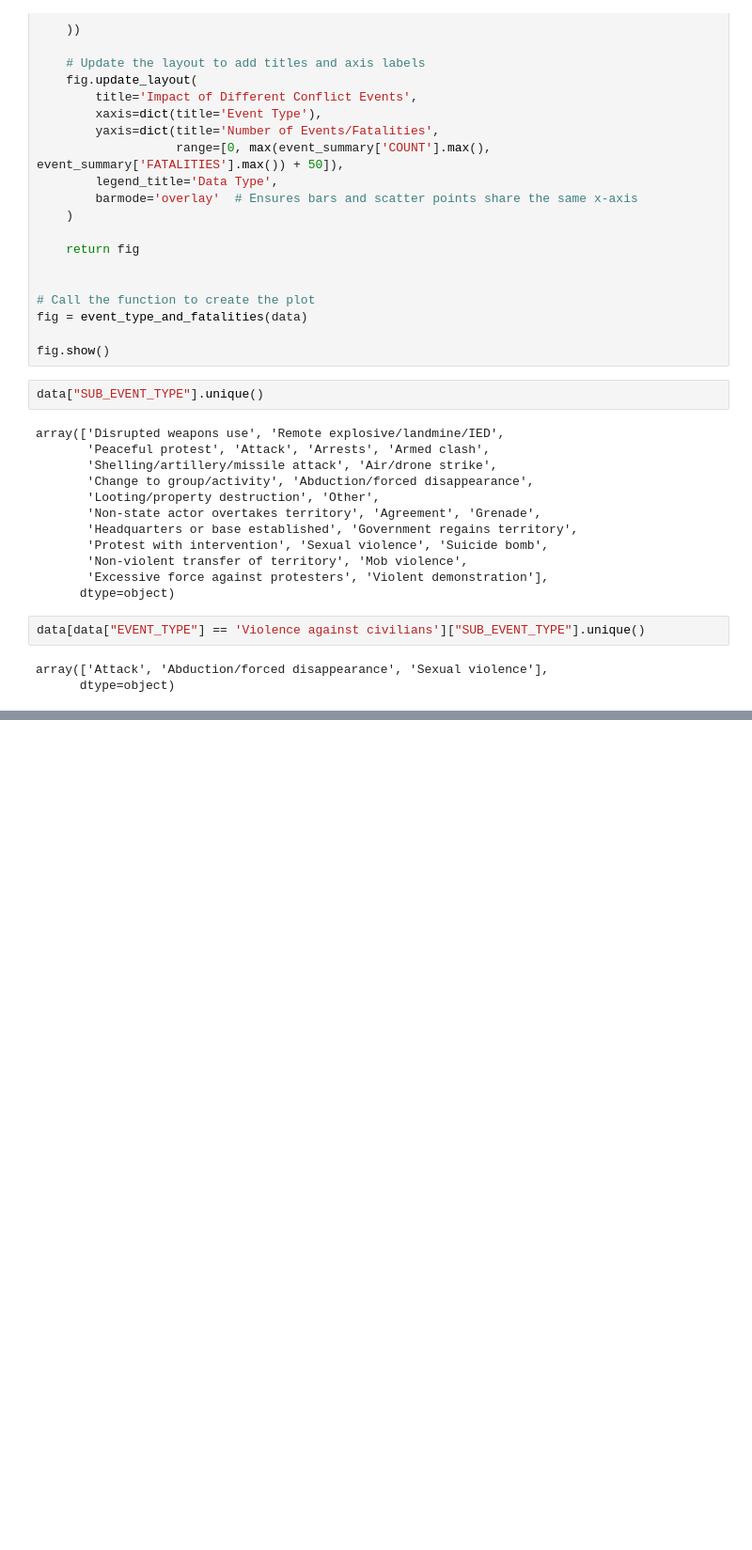
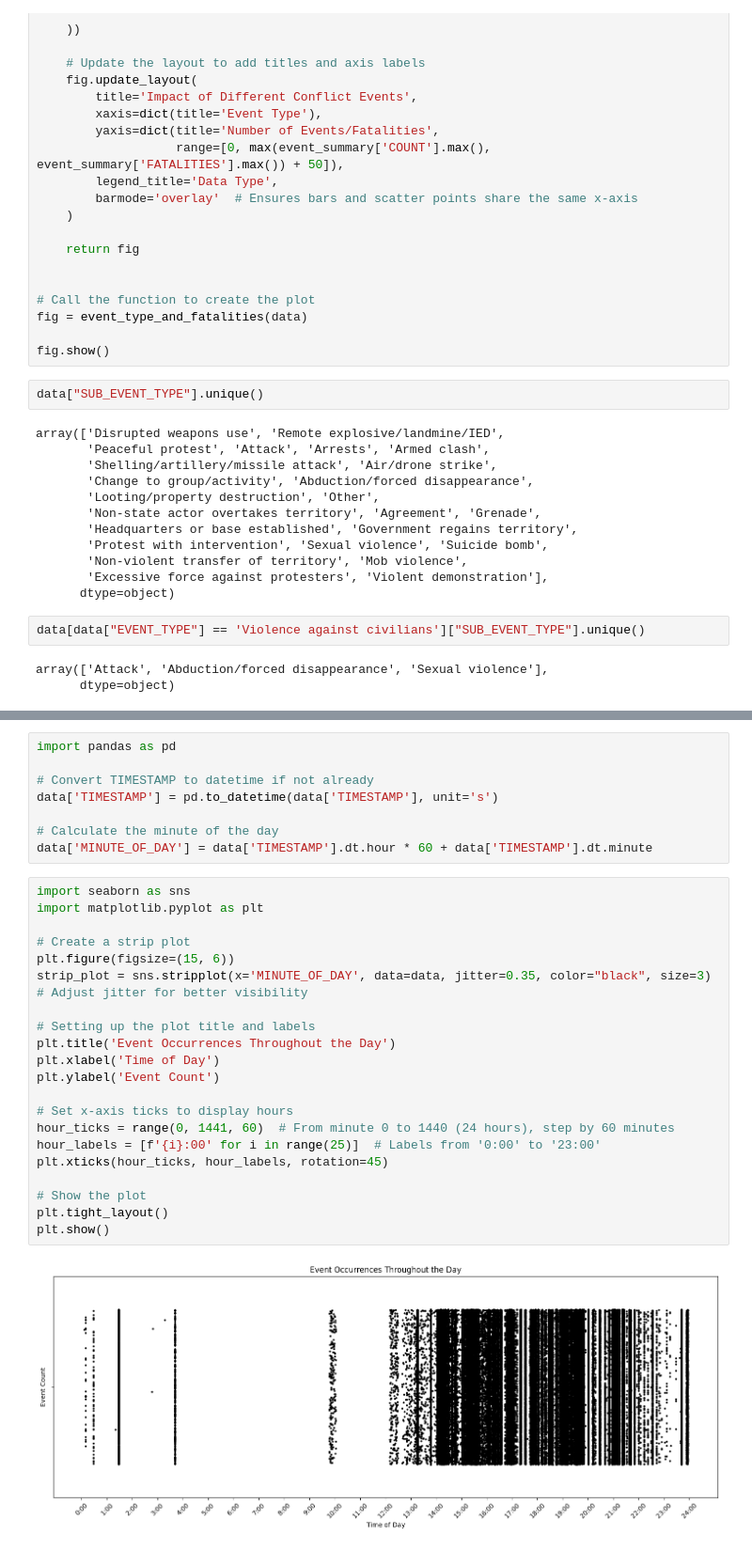
Before and after one commit to lukyrasocha/civillians-at-crossroads, a Jupyter notebook: final_project.ipynb, the cells around one changed output, grey strips where cells are left out. Shown at 94% size. Saved outputs shown, nothing was run; the diff lists cells and outputs as text; blank space fills up the shorter version.

```diff
--- a/final_project.ipynb
+++ b/final_project.ipynb
@@ -423,0 +466,31 @@ data[data["CIVILIAN_TARGETING"] == "Civilian targeting"]
+# %%
+import pandas as pd
+
+# Convert TIMESTAMP to datetime if not already
+data['TIMESTAMP'] = pd.to_datetime(data['TIMESTAMP'], unit='s')
+
+# Calculate the minute of the day
+data['MINUTE_OF_DAY'] = data['TIMESTAMP'].dt.hour * 60 + data['TIMESTAMP'].dt.minute
+# %%
+import seaborn as sns
+import matplotlib.pyplot as plt
+
+# Create a strip plot
+plt.figure(figsize=(15, 6))
+strip_plot = sns.stripplot(x='MINUTE_OF_DAY', data=data, jitter=0.35, color="black", size=3)  # Adjust jitter for better visibility
+
+# Setting up the plot title and labels
+plt.title('Event Occurrences Throughout the Day')
+plt.xlabel('Time of Day')
+plt.ylabel('Event Count')
+
+# Set x-axis ticks to display hours
+hour_ticks = range(0, 1441, 60)  # From minute 0 to 1440 (24 hours), step by 60 minutes
+hour_labels = [f'{i}:00' for i in range(25)]  # Labels from '0:00' to '23:00'
+plt.xticks(hour_ticks, hour_labels, rotation=45)
+
+# Show the plot
+plt.tight_layout()
+plt.show()
+# %% [output]
+[figure, added]
```
Also changed, not shown: parts of 10 cells of this notebook.
